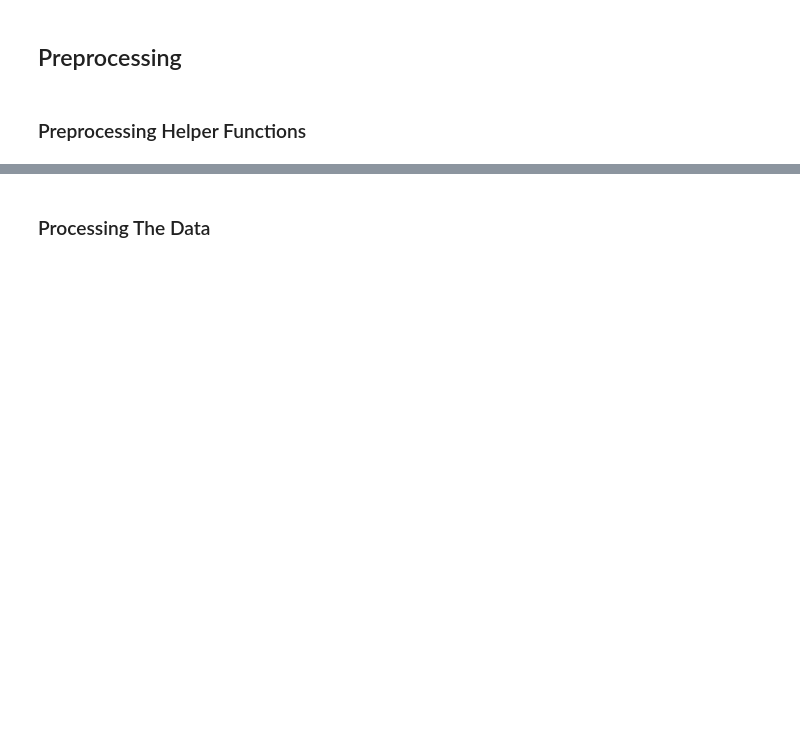
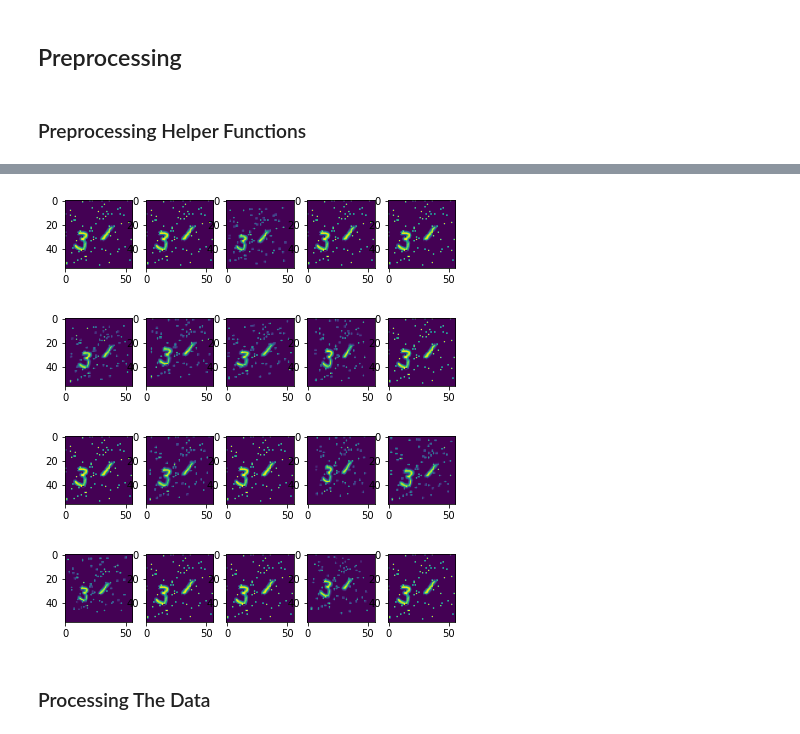
Before and after one commit to shubymao/comp551-p3, a Jupyter notebook: Project_3_Notebook.ipynb, the cells around one changed output, grey strips where cells are left out. Cells and saved outputs as stored; diff of their text form; code cells hidden in the pictures; blank space fills up the shorter version.

```diff
--- a/Project_3_Notebook.ipynb
+++ b/Project_3_Notebook.ipynb
@@ -110,2 +100,18 @@ img_grid(1,2,[sample_tensor[0],sharp_tensor[0]])
+# %%
+perspective_manager = RandomPerspective(0.3)
+def generate_pespective(image_tensor, num):
+    outputs = []
+    for _ in range(num):
+      outputs.append(perspective_manager(image_tensor))
+    return outputs
+
+sample_tensor = torch.from_numpy(training_data[2000,None]).float()
+perspective_tensors = map(lambda x: x[0], generate_pespective(sample_tensor,19))
+img_grid(4,5,[sample_tensor[0],*perspective_tensors])
+# %% [output]
+[figure, added]
+[figure, added]
+[figure, added]
+[figure, added]
 # %%
 # transform all data to the output format
```
Also changed, not shown: parts of 19 cells of this notebook.
